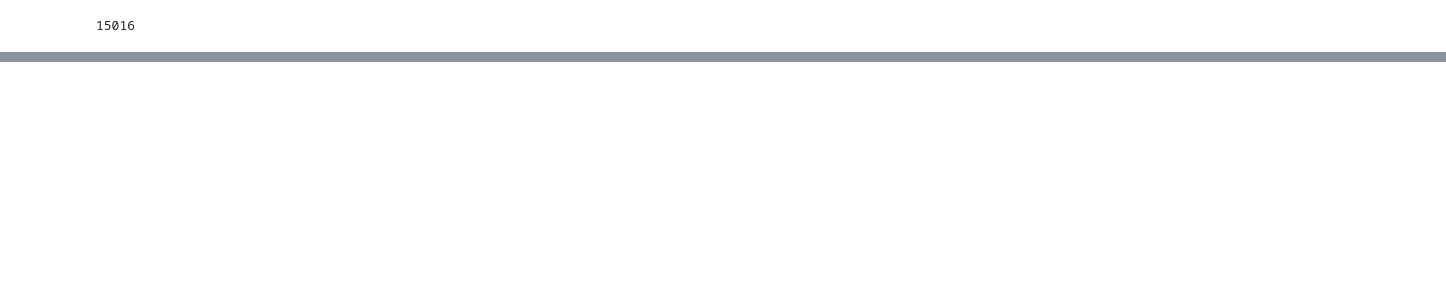
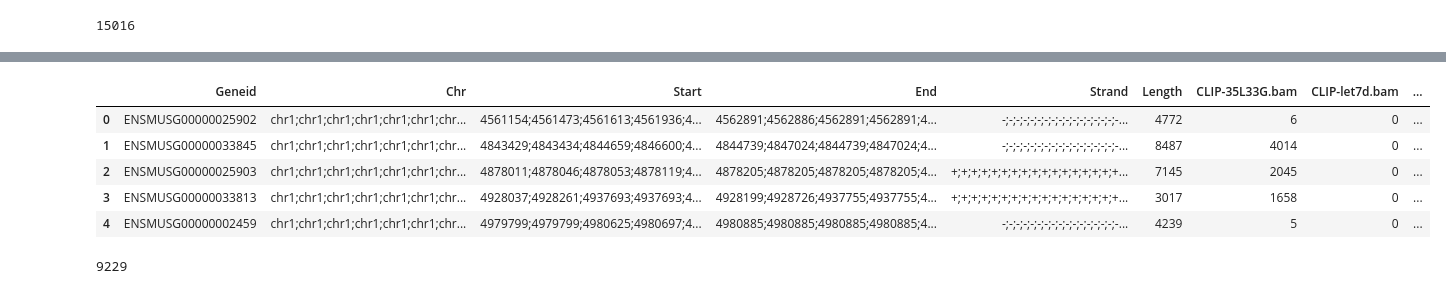
Before and after one commit to EunjinKwon/2024-Bioinformatics, a Jupyter notebook: Project.ipynb, the cells around one changed output, grey strips where cells are left out. Saved outputs shown, nothing was run; the diff lists cells and outputs as text; code cells hidden in the pictures; blank space fills up the shorter version.

```diff
--- a/Project.ipynb
+++ b/Project.ipynb
@@ -475,0 +363,16 @@ Index: []
+# %%
+final_data = pd.merge(cnts, df, left_on='Geneid', right_on='Geneid')
+final_data.head()
+#print(len(final_data))
+# %% [output]
+|  | Geneid | Chr | Start | End | Strand | Length | CLIP-35L33G.bam | CLIP-let7d.bam | ... |
+| 0 | ENSMUSG00000025902 | chr1;chr1;chr1;chr1;chr1;chr1;chr... | 4561154;4561473;4561613;4561936;4... | 4562891;4562886;4562891;4562891;4... | -;-;-;-;-;-;-;-;-;-;-;-;-;-;-;-;-... | 4772 | 6 | 0 | ... |
+| 1 | ENSMUSG00000033845 | chr1;chr1;chr1;chr1;chr1;chr1;chr... | 4843429;4843434;4844659;4846600;4... | 4844739;4847024;4844739;4847024;4... | -;-;-;-;-;-;-;-;-;-;-;-;-;-;-;-;-... | 8487 | 4014 | 0 | ... |
+| 2 | ENSMUSG00000025903 | chr1;chr1;chr1;chr1;chr1;chr1;chr... | 4878011;4878046;4878053;4878119;4... | 4878205;4878205;4878205;4878205;4... | +;+;+;+;+;+;+;+;+;+;+;+;+;+;+;+;+... | 7145 | 2045 | 0 | ... |
+| 3 | ENSMUSG00000033813 | chr1;chr1;chr1;chr1;chr1;chr1;chr... | 4928037;4928261;4937693;4937693;4... | 4928199;4928726;4937755;4937755;4... | +;+;+;+;+;+;+;+;+;+;+;+;+;+;+;+;+... | 3017 | 1658 | 0 | ... |
+| 4 | ENSMUSG00000002459 | chr1;chr1;chr1;chr1;chr1;chr1;chr... | 4979799;4979799;4980625;4980697;4... | 4980885;4980885;4980885;4980885;4... | -;-;-;-;-;-;-;-;-;-;-;-;-;-;-;-;-... | 4239 | 5 | 0 | ... |
+# %%
+Data = final_data.drop_duplicates(subset='Geneid')
+print(len(Data))
+# %% [output]
+9229
```
Also changed, not shown: parts of 18 cells of this notebook.
